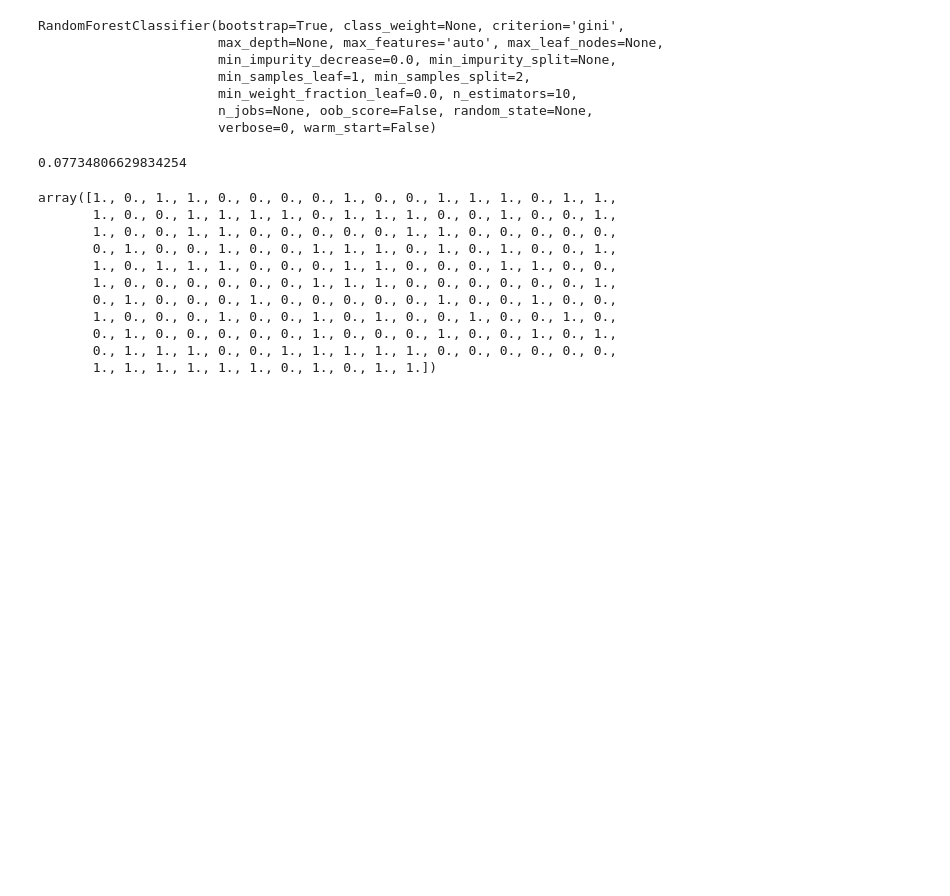
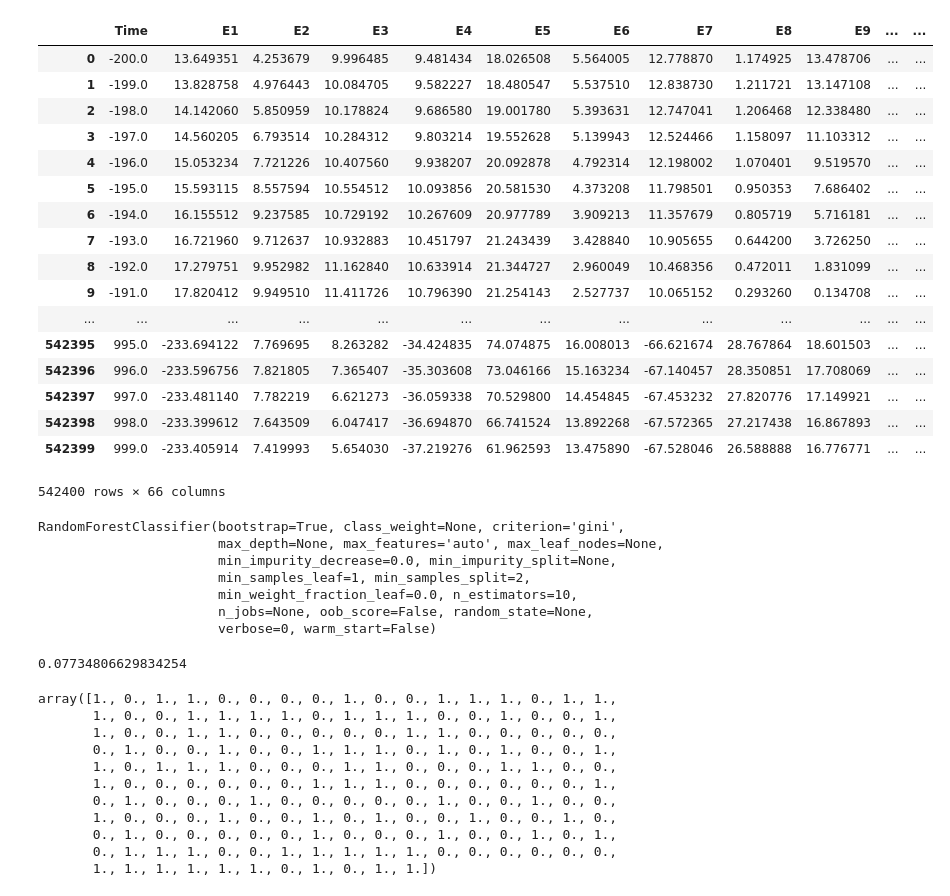
Before and after one commit to simpleParadox/jwlab_eeg, a Jupyter notebook: classification/sanity_real_multiple_participants.ipynb, the cells around one changed output. Saved outputs shown, nothing was run; the diff lists cells and outputs as text; code cells hidden in the pictures; blank space fills up the shorter version.

```diff
--- a/classification/sanity_real_multiple_participants.ipynb
+++ b/classification/sanity_real_multiple_participants.ipynb
@@ -8,6 +8,27 @@ participants = ["105", "106", "107", "904", "905", "906"]
 dfs = [pd.read_csv("%s%s_cleaned_ml.csv" % (FILEPATH, s)) for s in participants]
 
 df = pd.concat(dfs, axis=0, ignore_index=True)
+# %%
+df
+# %% [output]
+|  | Time | E1 | E2 | E3 | E4 | E5 | E6 | E7 | E8 | E9 | ... | ... |
+| 0 | -200.0 | 13.649351 | 4.253679 | 9.996485 | 9.481434 | 18.026508 | 5.564005 | 12.778870 | 1.174925 | 13.478706 | ... | ... |
+| 1 | -199.0 | 13.828758 | 4.976443 | 10.084705 | 9.582227 | 18.480547 | 5.537510 | 12.838730 | 1.211721 | 13.147108 | ... | ... |
+| 2 | -198.0 | 14.142060 | 5.850959 | 10.178824 | 9.686580 | 19.001780 | 5.393631 | 12.747041 | 1.206468 | 12.338480 | ... | ... |
+| 3 | -197.0 | 14.560205 | 6.793514 | 10.284312 | 9.803214 | 19.552628 | 5.139943 | 12.524466 | 1.158097 | 11.103312 | ... | ... |
+| 4 | -196.0 | 15.053234 | 7.721226 | 10.407560 | 9.938207 | 20.092878 | 4.792314 | 12.198002 | 1.070401 | 9.519570 | ... | ... |
+| 5 | -195.0 | 15.593115 | 8.557594 | 10.554512 | 10.093856 | 20.581530 | 4.373208 | 11.798501 | 0.950353 | 7.686402 | ... | ... |
+| 6 | -194.0 | 16.155512 | 9.237585 | 10.729192 | 10.267609 | 20.977789 | 3.909213 | 11.357679 | 0.805719 | 5.716181 | ... | ... |
+| 7 | -193.0 | 16.721960 | 9.712637 | 10.932883 | 10.451797 | 21.243439 | 3.428840 | 10.905655 | 0.644200 | 3.726250 | ... | ... |
+| 8 | -192.0 | 17.279751 | 9.952982 | 11.162840 | 10.633914 | 21.344727 | 2.960049 | 10.468356 | 0.472011 | 1.831099 | ... | ... |
+| 9 | -191.0 | 17.820412 | 9.949510 | 11.411726 | 10.796390 | 21.254143 | 2.527737 | 10.065152 | 0.293260 | 0.134708 | ... | ... |
+| ... | ... | ... | ... | ... | ... | ... | ... | ... | ... | ... | ... | ... |
+| 542395 | 995.0 | -233.694122 | 7.769695 | 8.263282 | -34.424835 | 74.074875 | 16.008013 | -66.621674 | 28.767864 | 18.601503 | ... | ... |
+| 542396 | 996.0 | -233.596756 | 7.821805 | 7.365407 | -35.303608 | 73.046166 | 15.163234 | -67.140457 | 28.350851 | 17.708069 | ... | ... |
+| 542397 | 997.0 | -233.481140 | 7.782219 | 6.621273 | -36.059338 | 70.529800 | 14.454845 | -67.453232 | 27.820776 | 17.149921 | ... | ... |
+| 542398 | 998.0 | -233.399612 | 7.643509 | 6.047417 | -36.694870 | 66.741524 | 13.892268 | -67.572365 | 27.217438 | 16.867893 | ... | ... |
+| 542399 | 999.0 | -233.405914 | 7.419993 | 5.654030 | -37.219276 | 61.962593 | 13.475890 | -67.528046 | 26.588888 | 16.776771 | ... | ... |
+542400 rows × 66 columns
 # %%
 # samples are df rows mod 1200, pre is 0-199, post is 200-1199
 
```
Also changed, not shown: 7 other files.
